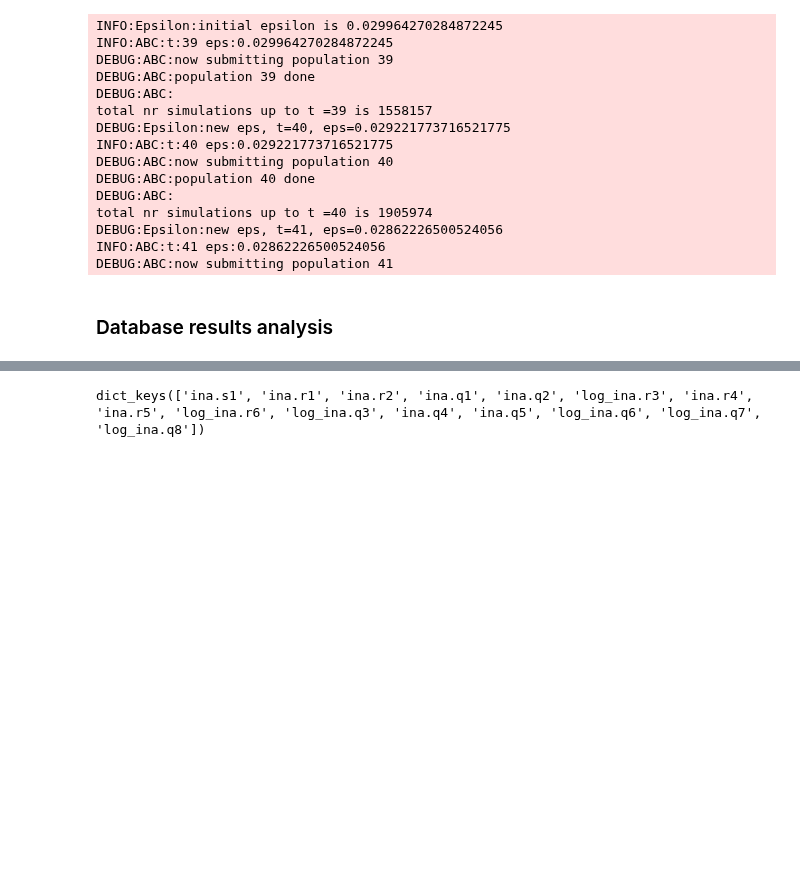
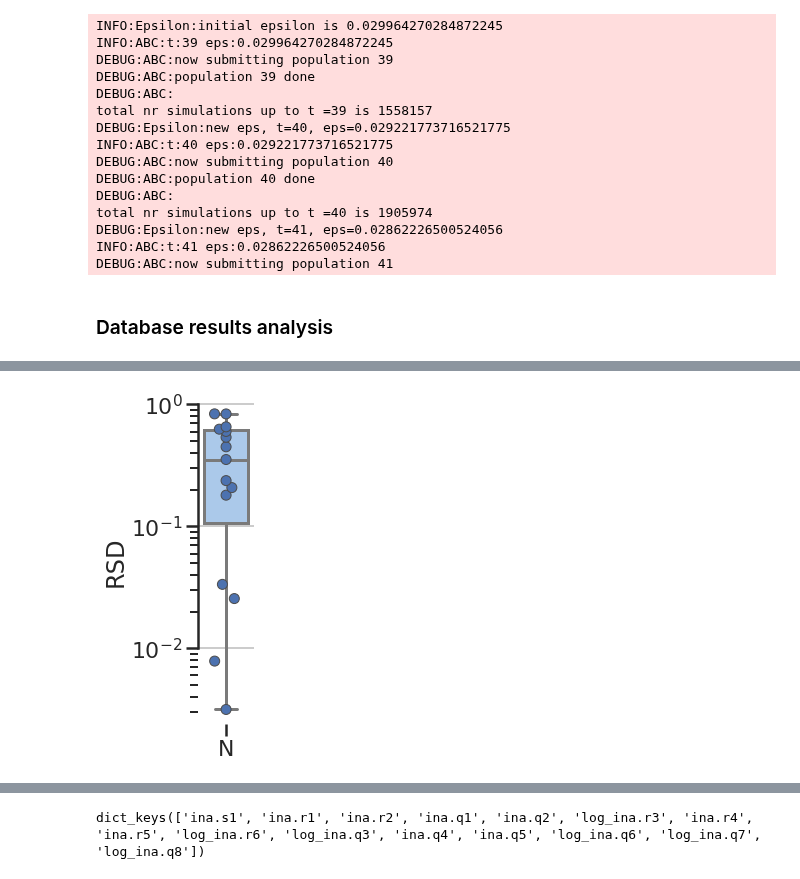
Before and after one commit to charleshouston/ion-channel-ABC, a Jupyter notebook: docs/examples/Nygren/nygren_ina_reported.ipynb, the cells around one changed output, grey strips where cells are left out. Saved outputs shown, nothing was run; the diff lists cells and outputs as text; code cells hidden in the pictures; blank space fills up the shorter version.

```diff
--- a/docs/examples/Nygren/nygren_ina_reported.ipynb
+++ b/docs/examples/Nygren/nygren_ina_reported.ipynb
@@ -184,0 +185,40 @@ cv = (1+1/(4*2000))*df.std()/abs(df.mean())
+# %%
+cv = weighted_cv(df, w, sample_size=len(df))
+# %%
+import pandas as pd
+model = ['N',]*len(cv)
+data = ['ORIGINAL',]*len(cv)
+frame = {'model': model, 'data': data, 'CV': cv}
+nyg = pd.DataFrame(frame)
+# %%
+import seaborn as sns
+import matplotlib as mpl
+import matplotlib.pyplot as plt
+
+sns.set(style="ticks")
+sns.set_context('poster')
+sns.set_color_codes('pastel')
+
+mpl.rcParams['font.size'] = 14
+mpl.rcParams['legend.fontsize'] = 14
+
+# Initialize the figure
+f, ax = plt.subplots(figsize=(1,6))
+
+# Plot the orbital period with horizontal boxes
+sns.boxplot(x='model', y='CV', data=nyg,
+            palette="pastel", whis="range")
+
+# Add in points to show each observation
+sns.swarmplot(x='model', y='CV', data=nyg,
+              dodge=True, size=10, linewidth=1)
+              #size=2, color=".3", linewidth=0)
+
+# Tweak the visual presentation
+ax.yaxis.grid(True)
+ax.set_yscale('log')
+ax.set(ylabel="RSD")
+ax.set(xlabel="")
+sns.despine(trim=True, bottom=True)
+# %% [output]
+[figure, added]
```
Also changed, not shown: parts of 15 cells of this notebook, 2 other files.
